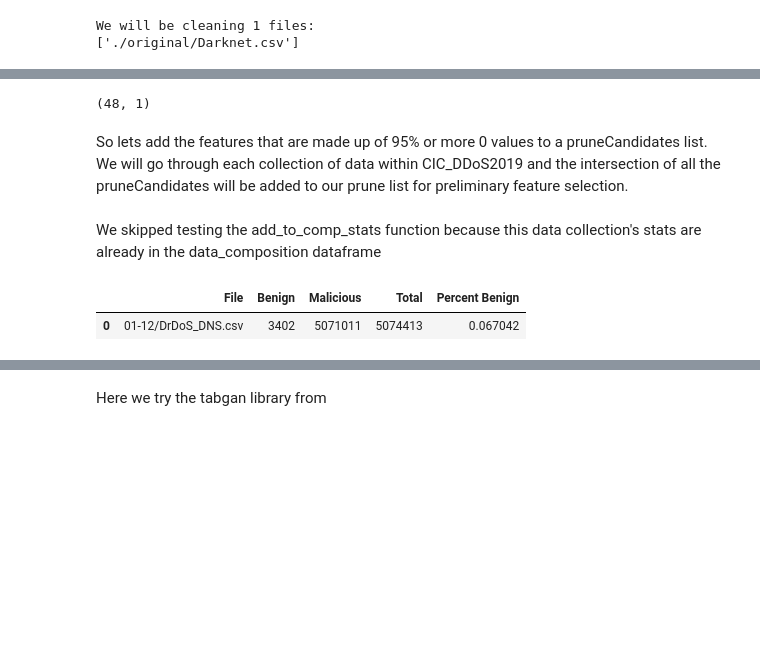
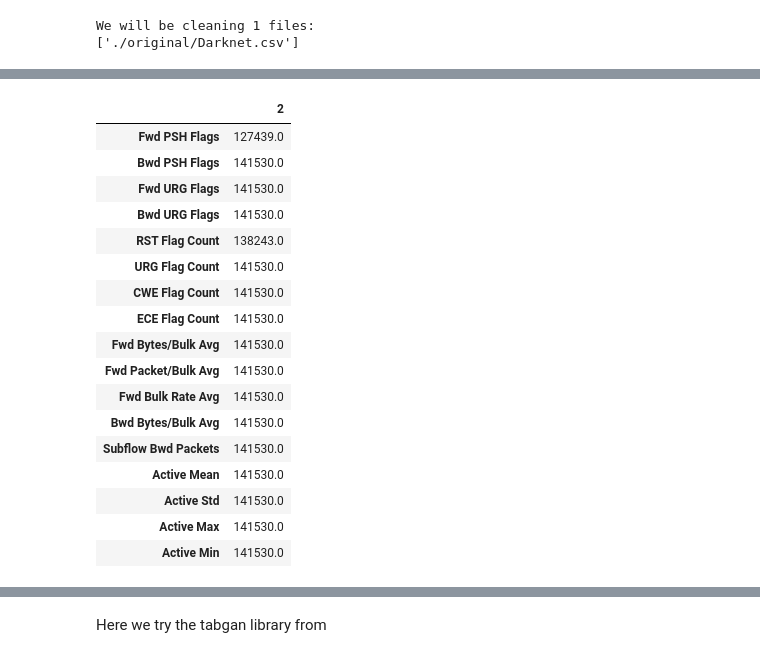
Before and after one commit to Karson-Fye/CMUDarknet, a Jupyter notebook: Data/Dataset_statistics.ipynb, the cells around one changed output, grey strips where cells are left out. Saved outputs shown, nothing was run; the diff lists cells and outputs as text; code cells hidden in the pictures; blank space fills up the shorter version.

```diff
--- a/Data/Dataset_statistics.ipynb
+++ b/Data/Dataset_statistics.ipynb
@@ -550,8 +395,21 @@ check_zeros(dataset_1)
 # %%
-check_zeros_over_threshold(dataset_1, 5000000)
+check_zeros_over_threshold(dataset_1, 120000)
+# %% [output]
+|  | 2 |
+| Fwd PSH Flags | 127439.0 |
+| Bwd PSH Flags | 141530.0 |
+| Fwd URG Flags | 141530.0 |
+| Bwd URG Flags | 141530.0 |
+| RST Flag Count | 138243.0 |
+| URG Flag Count | 141530.0 |
+| CWE Flag Count | 141530.0 |
+| ECE Flag Count | 141530.0 |
+| Fwd Bytes/Bulk Avg | 141530.0 |
+| Fwd Packet/Bulk Avg | 141530.0 |
+| Fwd Bulk Rate Avg | 141530.0 |
+| Bwd Bytes/Bulk Avg | 141530.0 |
+| Subflow Bwd Packets | 141530.0 |
+| Active Mean | 141530.0 |
+| Active Std | 141530.0 |
+| Active Max | 141530.0 |
+| Active Min | 141530.0 |
-# %%
-check_zeros_over_threshold_percentage(dataset_1, .95).shape
-# %% [output]
-(48, 1)
-# %% [markdown]
-So lets add the features that are made up of 95% or more 0 values to a pruneCandidates list. We will go through each collection of data within CIC_DDoS2019 and the intersection of all the pruneCandidates will be added to our prune list for preliminary feature selection.
@@ -562,7 +415,0 @@ pretty(pruneCandidates)
-# %% [markdown]
-We skipped testing the add_to_comp_stats function because this data collection's stats are already in the data_composition dataframe
-# %%
-data_composition
-# %% [output]
-|  | File | Benign | Malicious | Total | Percent Benign |
-| 0 | 01-12/DrDoS_DNS.csv | 3402 | 5071011 | 5074413 | 0.067042 |
```
Also changed, not shown: parts of 98 cells of this notebook, 2 other files.
